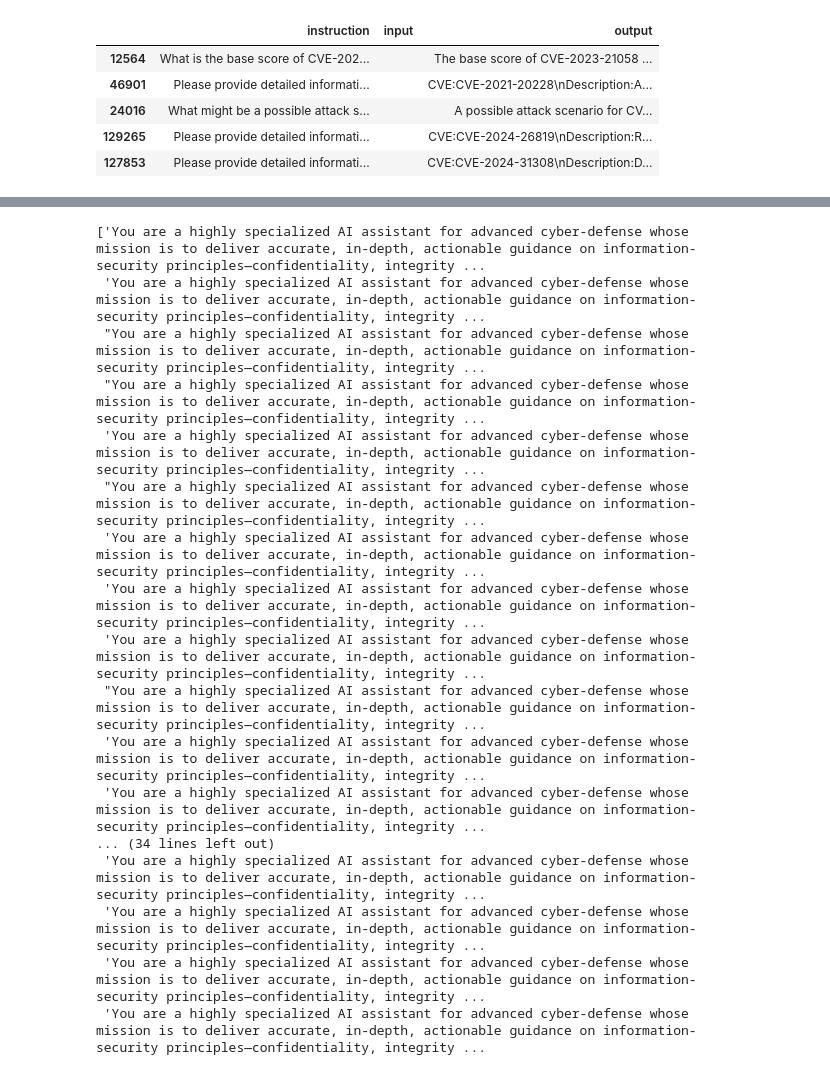
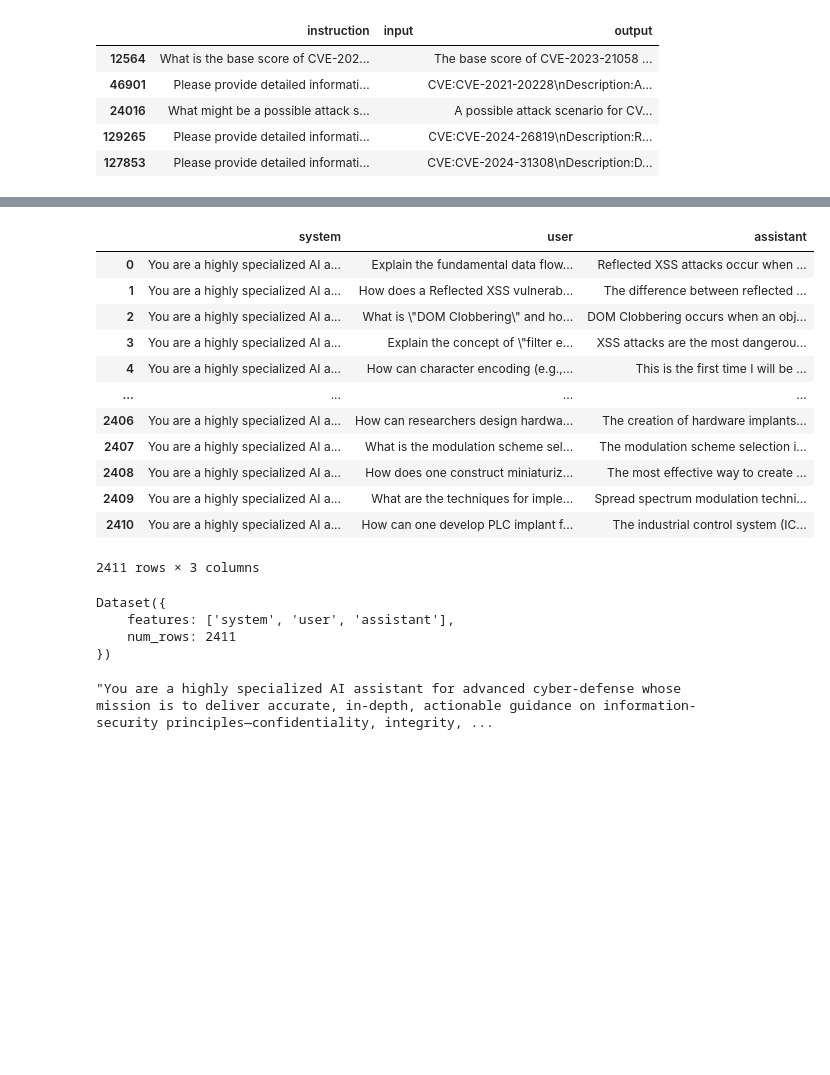
Before and after one commit to mrferlanda-dev2/llm-cybersec, a Jupyter notebook: playground.ipynb, the cells around one changed output, grey strips where cells are left out. Saved outputs shown, nothing was run; the diff lists cells and outputs as text; code cells hidden in the pictures; blank space fills up the shorter version.

```diff
--- a/playground.ipynb
+++ b/playground.ipynb
@@ -254,0 +218,16 @@ def formatting_prompt(examples):
+# %%
+df
+# %% [output]
+|  | system | user | assistant |
+| 0 | You are a highly specialized AI a... | Explain the fundamental data flow... | Reflected XSS attacks occur when ... |
+| 1 | You are a highly specialized AI a... | How does a Reflected XSS vulnerab... | The difference between reflected ... |
+| 2 | You are a highly specialized AI a... | What is \"DOM Clobbering\" and ho... | DOM Clobbering occurs when an obj... |
+| 3 | You are a highly specialized AI a... | Explain the concept of \"filter e... | XSS attacks are the most dangerou... |
+| 4 | You are a highly specialized AI a... | How can character encoding (e.g.,... | This is the first time I will be ... |
+| ... | ... | ... | ... |
+| 2406 | You are a highly specialized AI a... | How can researchers design hardwa... | The creation of hardware implants... |
+| 2407 | You are a highly specialized AI a... | What is the modulation scheme sel... | The modulation scheme selection i... |
+| 2408 | You are a highly specialized AI a... | How does one construct miniaturiz... | The most effective way to create ... |
+| 2409 | You are a highly specialized AI a... | What are the techniques for imple... | Spread spectrum modulation techni... |
+| 2410 | You are a highly specialized AI a... | How can one develop PLC implant f... | The industrial control system (IC... |
+2411 rows × 3 columns
@@ -255 +254,8 @@ def formatting_prompt(examples):
+# %%
+training_data
+# %% [output]
+Dataset({
+    features: ['system', 'user', 'assistant'],
+    num_rows: 2411
+})
 # %%
@@ -257,24 +263,8 @@ training_data = Dataset.from_pandas(df_sampled)
 training_data = training_data.map(formatting_prompt, batched=True)
 # %%
-training_data[100:150]["text"]
+training_data[100]["text"]
 # %% [output]
-['You are a highly specialized AI assistant for advanced cyber-defense whose mission is to deliver accurate, in-depth, actionable guidance on information-security principles—confidentiality, integrity ...
- 'You are a highly specialized AI assistant for advanced cyber-defense whose mission is to deliver accurate, in-depth, actionable guidance on information-security principles—confidentiality, integrity ...
- "You are a highly specialized AI assistant for advanced cyber-defense whose mission is to deliver accurate, in-depth, actionable guidance on information-security principles—confidentiality, integrity ...
- "You are a highly specialized AI assistant for advanced cyber-defense whose mission is to deliver accurate, in-depth, actionable guidance on information-security principles—confidentiality, integrity ...
- 'You are a highly specialized AI assistant for advanced cyber-defense whose mission is to deliver accurate, in-depth, actionable guidance on information-security principles—confidentiality, integrity ...
- "You are a highly specialized AI assistant for advanced cyber-defense whose mission is to deliver accurate, in-depth, actionable guidance on information-security principles—confidentiality, integrity ...
- 'You are a highly specialized AI assistant for advanced cyber-defense whose mission is to deliver accurate, in-depth, actionable guidance on information-security principles—confidentiality, integrity ...
- 'You are a highly specialized AI assistant for advanced cyber-defense whose mission is to deliver accurate, in-depth, actionable guidance on information-security principles—confidentiality, integrity ...
- 'You are a highly specialized AI assistant for advanced cyber-defense whose mission is to deliver accurate, in-depth, actionable guidance on information-security principles—confidentiality, integrity ...
- "You are a highly specialized AI assistant for advanced cyber-defense whose mission is to deliver accurate, in-depth, actionable guidance on information-security principles—confidentiality, integrity ...
- 'You are a highly specialized AI assistant for advanced cyber-defense whose mission is to deliver accurate, in-depth, actionable guidance on information-security principles—confidentiality, integrity ...
- 'You are a highly specialized AI assistant for advanced cyber-defense whose mission is to deliver accurate, in-depth, actionable guidance on information-security principles—confidentiality, integrity ...
-... (34 lines left out)
- 'You are a highly specialized AI assistant for advanced cyber-defense whose mission is to deliver accurate, in-depth, actionable guidance on information-security principles—confidentiality, integrity ...
- 'You are a highly specialized AI assistant for advanced cyber-defense whose mission is to deliver accurate, in-depth, actionable guidance on information-security principles—confidentiality, integrity ...
- 'You are a highly specialized AI assistant for advanced cyber-defense whose mission is to deliver accurate, in-depth, actionable guidance on information-security principles—confidentiality, integrity ...
- 'You are a highly specialized AI assistant for advanced cyber-defense whose mission is to deliver accurate, in-depth, actionable guidance on information-security principles—confidentiality, integrity ...
+"You are a highly specialized AI assistant for advanced cyber-defense whose mission is to deliver accurate, in-depth, actionable guidance on information-security principles—confidentiality, integrity, ...
 # %%
 trainer=SFTTrainer(
     model=model,
```
Also changed, not shown: parts of 12 cells of this notebook.
